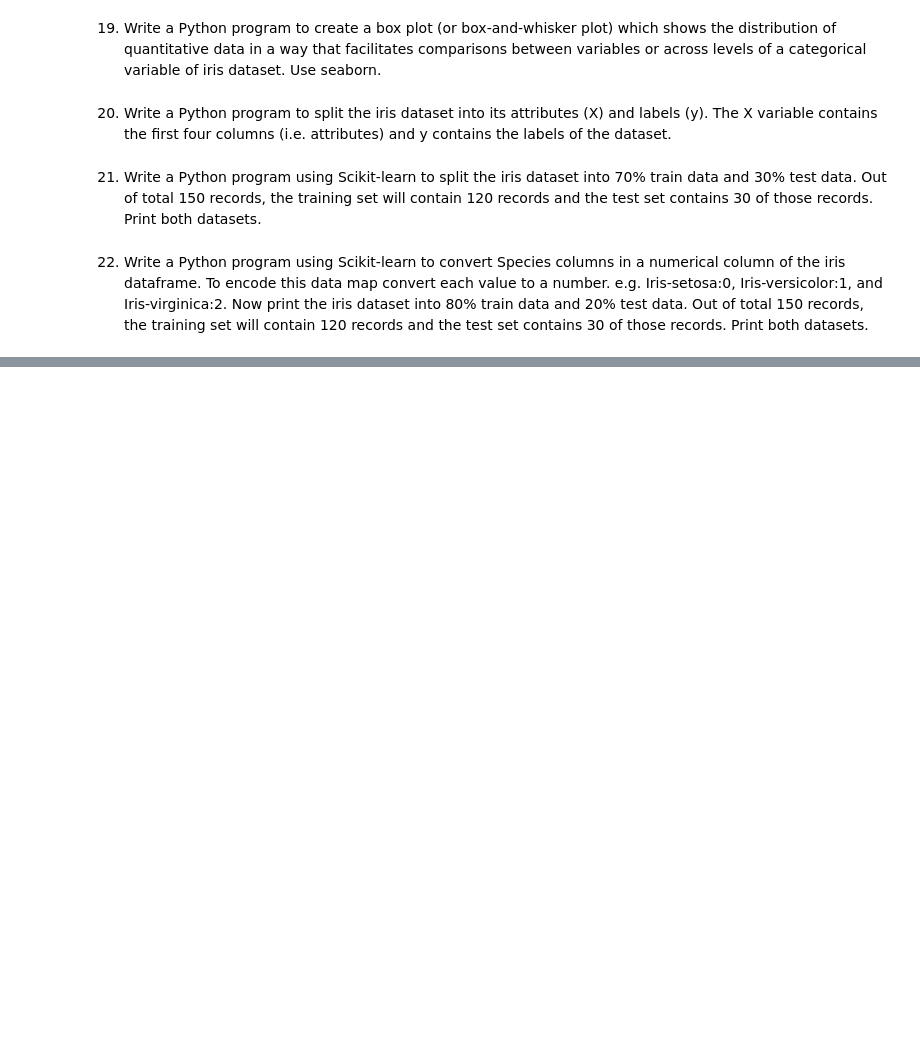
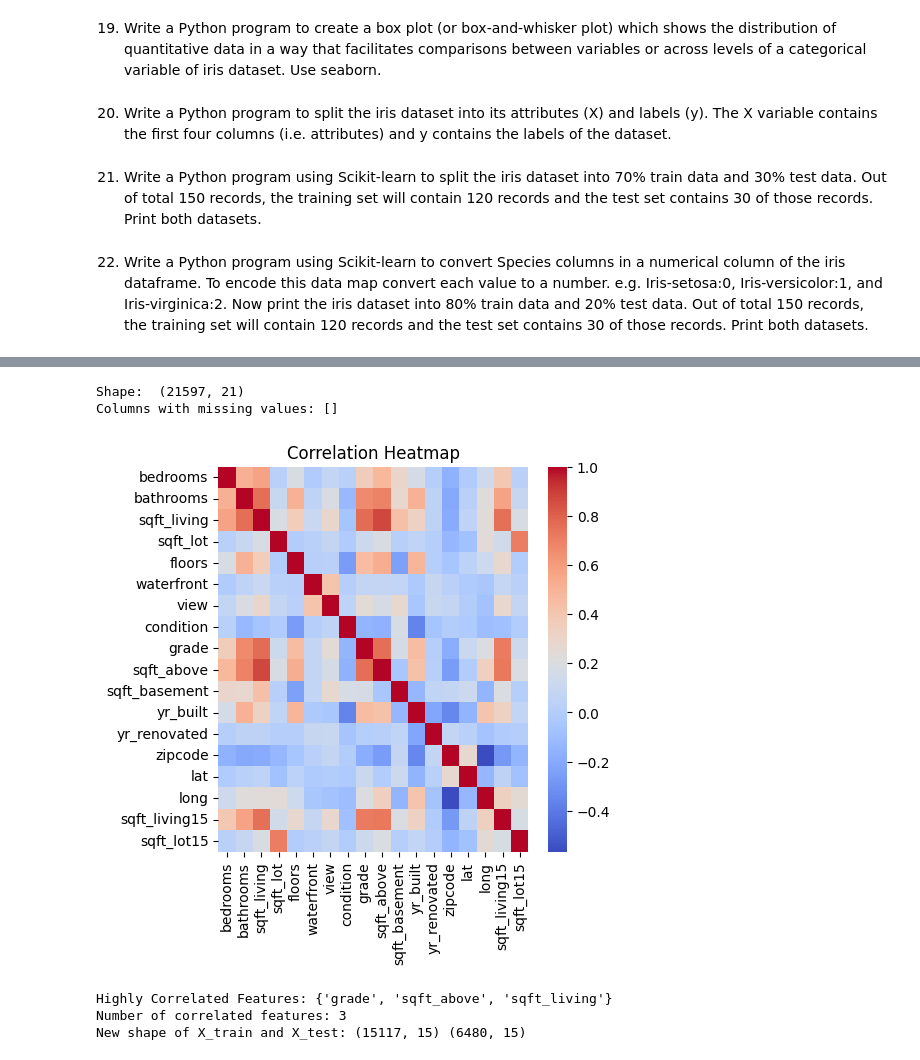
Before and after one commit to vedith12/ML-tasks, a Jupyter notebook: ML_basics.ipynb, the cells around one changed output, grey strips where cells are left out. Cells and saved outputs as stored; diff of their text form; code cells hidden in the pictures; blank space fills up the shorter version.

```diff
--- a/ML_basics.ipynb
+++ b/ML_basics.ipynb
@@ -404,0 +749,62 @@ e.g. Iris-setosa:0, Iris-versicolor:1, and Iris-virginica:2. Now print the iris
+# %%
+import pandas as pd
+import numpy as np
+import matplotlib.pyplot as plt
+import seaborn as sns
+from sklearn.model_selection import train_test_split
+
+# Load dataset
+df = pd.read_csv("kc_house_data.csv")
+print("Shape: ", df.shape)
+
+# Check for missing values
+print("Columns with missing values:", [col for col in df.columns if df[col].isnull().sum() > 0])
+
+# Split into features and target
+X_train, X_test, y_train, y_test = train_test_split(
+    df.drop(labels=['price', 'id', 'date'], axis=1),  # drop target + non-useful cols
+    df['price'],
+    test_size=0.3,
+    random_state=0
+)
+
+# Only numeric columns
+X_train_numeric = X_train.select_dtypes(include=np.number)
+
+# Correlation matrix heatmap
+corrmat = X_train_numeric.corr()
+fig, ax = plt.subplots()
+fig.set_size_inches(5, 5)
+sns.heatmap(corrmat, cmap='coolwarm')
+plt.title("Correlation Heatmap")
+plt.show()
+
+# Identify correlated features above a threshold
+def correlation(dataset, threshold):
+    col_corr = set()
+    corr_matrix = dataset.corr()
+    for i in range(len(corr_matrix.columns)):
+        for j in range(i):
+            if abs(corr_matrix.iloc[i, j]) > threshold:
+                colname = corr_matrix.columns[i]
+                col_corr.add(colname)
+    return col_corr
+
+corr_features = correlation(X_train_numeric, 0.75)
+correlated_features = set(corr_features)
+
+print("\nHighly Correlated Features:", correlated_features)
+print("Number of correlated features:", len(correlated_features))
+
+# Drop the correlated features
+X_train.drop(labels=correlated_features, axis=1, inplace=True)
+X_test.drop(labels=correlated_features, axis=1, inplace=True)
+
+print("New shape of X_train and X_test:", X_train.shape, X_test.shape)
+# %% [output]
+Shape:  (21597, 21)
+Columns with missing values: []
+[figure, added]
+Highly Correlated Features: {'grade', 'sqft_above', 'sqft_living'}
+Number of correlated features: 3
+New shape of X_train and X_test: (15117, 15) (6480, 15)
```
Also changed, not shown: parts of 15 cells of this notebook.
